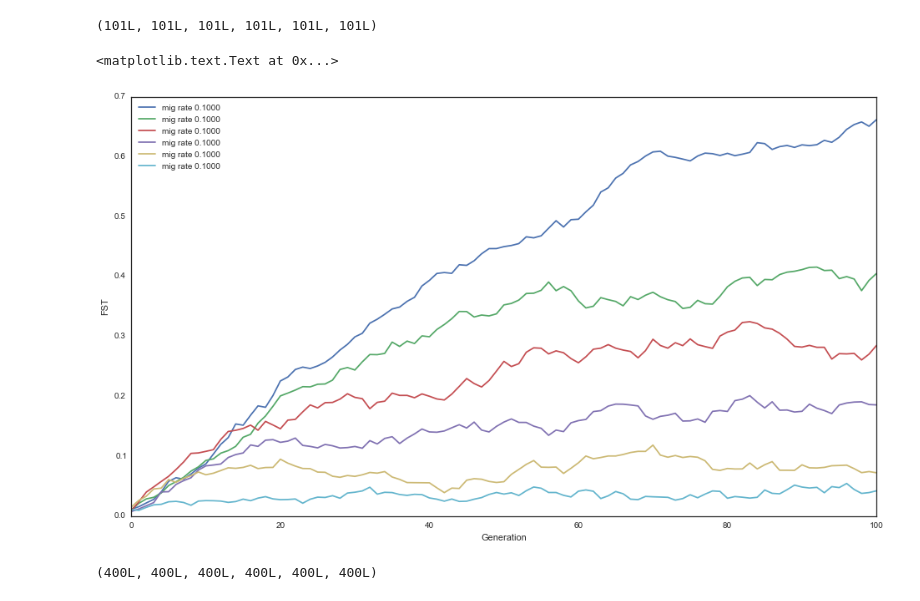
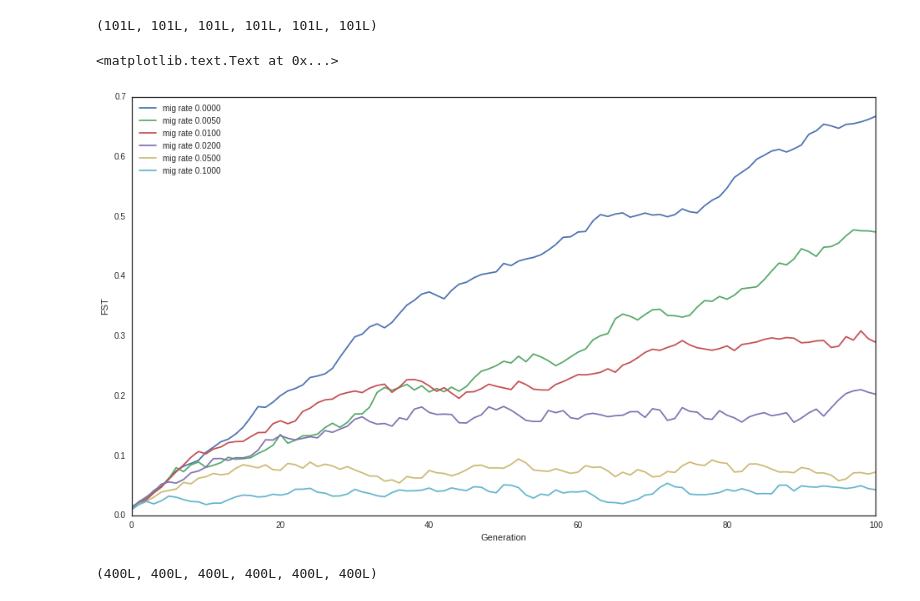
Before and after one commit to tiagoantao/bioinf-python, a Jupyter notebook: notebooks/04_PopSim/Pop_Structure.ipynb, the cells around one changed output. Cells and saved outputs as stored; diff of their text form; code cells hidden in the pictures.

```diff
--- a/notebooks/04_PopSim/Pop_Structure.ipynb
+++ b/notebooks/04_PopSim/Pop_Structure.ipynb
@@ -66,14 +66,14 @@ sim.evolve(initOps=init_ops.values(), preOps=pre_ops.values(), postOps=post_ops.
 # %%
 fig = plt.figure(figsize=(16, 9))
 ax = fig.add_subplot(111)
-for pop in sim.populations():
-    ax.plot(pop.dvars().fst, label='mig rate %.4f' % mig)
+for i, pop in enumerate(sim.populations()):
+    ax.plot(pop.dvars().fst, label='mig rate %.4f' % migs[i])
 ax.legend(loc=2)
 ax.set_ylabel('FST')
 ax.set_xlabel('Generation')
 # %% [output]
 <matplotlib.text.Text at 0x...>
-[figure, old version]
+[figure, new version]
 # %%
 num_gens = 400
 num_loci = 5
```
Also changed, not shown: parts of 1 cell of this notebook.
